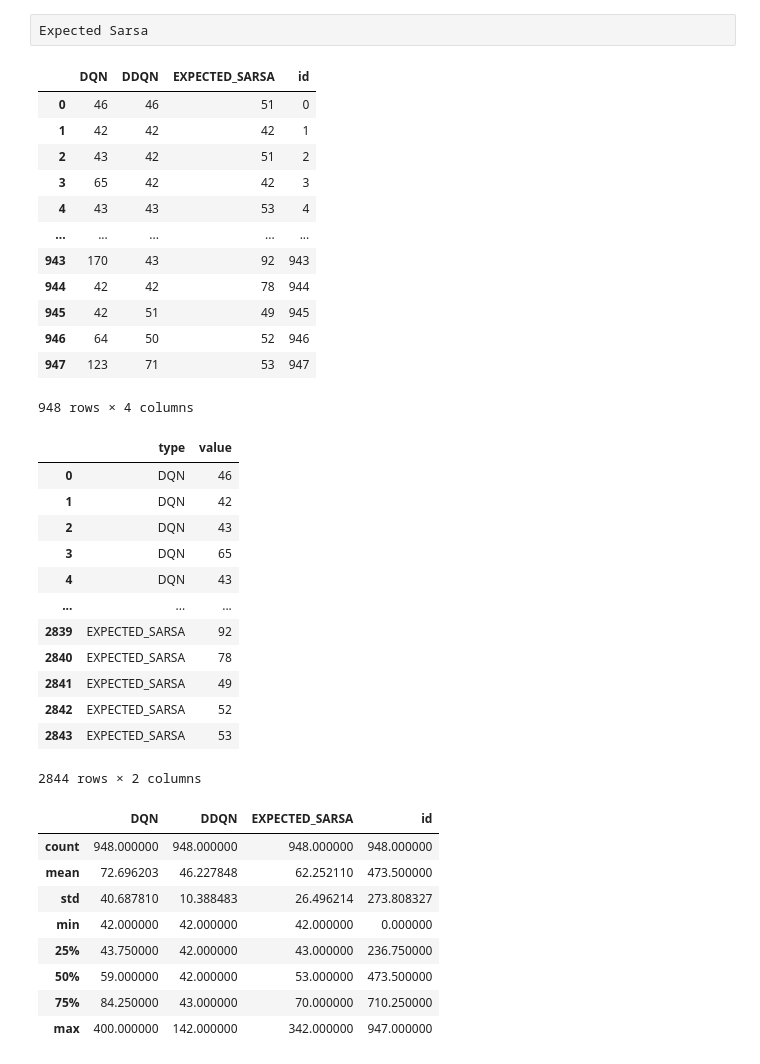
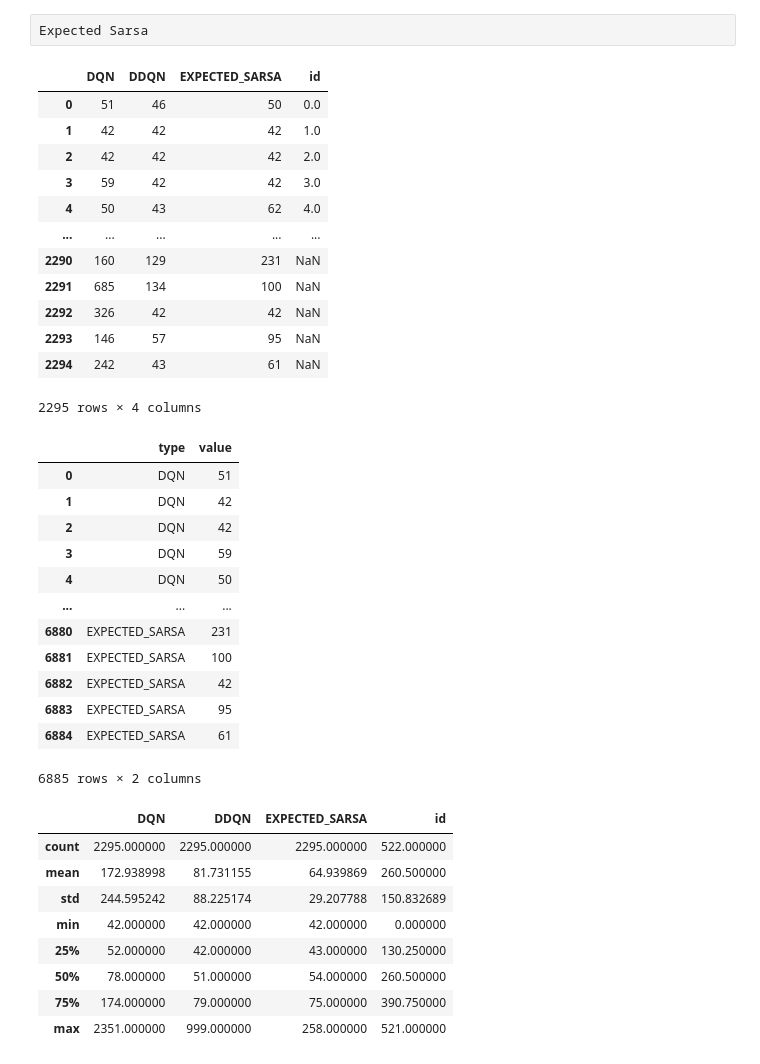
Before and after one commit to snehasri25/AI_Project_CS7IS2, a Jupyter notebook: statistics.ipynb, the cells around one changed output. Drawn from its saved outputs; the diff is of its cells as text; code cells hidden in the pictures.

```diff
--- a/statistics.ipynb
+++ b/statistics.ipynb
@@ -66,67 +66,67 @@ p_25 = dqn.calc_percentile(score_sarsa,25)
 p_25 = dqn.calc_percentile(score_sarsa,75)
 std = dqn.calc_standard_deviation(score_sarsa)
 # %%
-nrows = 948
+nrows = 2295
 lr1 = LogParser("./objects_dqn/scores_df.csv", nrows)
 lr2 = LogParser("./objects_ddqn/scores_df.csv", nrows)
 lr3 = LogParser("./objects_sarsa/scores_df.csv", nrows)
 # %%
 df = pd.DataFrame(
     np.vstack((lr1.score, lr2.score, lr3.score)).T,
     columns = ['DQN', 'DDQN', 'EXPECTED_SARSA']
 )
 df.head()
 #df.describe()
-x = [i for i in range(0,949)]
+x = [i for i in range(0,522)]
 df['id'] = pd.DataFrame({"id": x})
 # res = df.describe()
 # res1 = res.T
 # res1
 df
 #df.to_csv(r'C:\Users\SnehaSri\OneDrive\Documents\AI\AI_Project_CS7IS2\comparison_results.csv',index=False)
 # %% [output]
 |  | DQN | DDQN | EXPECTED_SARSA | id |
-| 0 | 46 | 46 | 51 | 0 |
-| 1 | 42 | 42 | 42 | 1 |
-| 2 | 43 | 42 | 51 | 2 |
-| 3 | 65 | 42 | 42 | 3 |
-| 4 | 43 | 43 | 53 | 4 |
+| 0 | 51 | 46 | 50 | 0.0 |
+| 1 | 42 | 42 | 42 | 1.0 |
+| 2 | 42 | 42 | 42 | 2.0 |
+| 3 | 59 | 42 | 42 | 3.0 |
+| 4 | 50 | 43 | 62 | 4.0 |
 | ... | ... | ... | ... | ... |
-| 943 | 170 | 43 | 92 | 943 |
-| 944 | 42 | 42 | 78 | 944 |
-| 945 | 42 | 51 | 49 | 945 |
-| 946 | 64 | 50 | 52 | 946 |
-| 947 | 123 | 71 | 53 | 947 |
+| 2290 | 160 | 129 | 231 | NaN |
+| 2291 | 685 | 134 | 100 | NaN |
+| 2292 | 326 | 42 | 42 | NaN |
+| 2293 | 146 | 57 | 95 | NaN |
+| 2294 | 242 | 43 | 61 | NaN |
-948 rows × 4 columns
+2295 rows × 4 columns
 # %%
 cr_melt = df.melt(var_name = 'type', value_vars = ['DQN', 'DDQN', 'EXPECTED_SARSA'])
 cr_melt
 # %% [output]
 |  | type | value |
-| 0 | DQN | 46 |
+| 0 | DQN | 51 |
 | 1 | DQN | 42 |
-| 2 | DQN | 43 |
-| 3 | DQN | 65 |
-| 4 | DQN | 43 |
+| 2 | DQN | 42 |
+| 3 | DQN | 59 |
+| 4 | DQN | 50 |
 | ... | ... | ... |
-| 2839 | EXPECTED_SARSA | 92 |
-| 2840 | EXPECTED_SARSA | 78 |
-| 2841 | EXPECTED_SARSA | 49 |
-| 2842 | EXPECTED_SARSA | 52 |
-| 2843 | EXPECTED_SARSA | 53 |
+| 6880 | EXPECTED_SARSA | 231 |
+| 6881 | EXPECTED_SARSA | 100 |
+| 6882 | EXPECTED_SARSA | 42 |
+| 6883 | EXPECTED_SARSA | 95 |
+| 6884 | EXPECTED_SARSA | 61 |
-2844 rows × 2 columns
+6885 rows × 2 columns
 # %%
 df.describe()
 # %% [output]
 |  | DQN | DDQN | EXPECTED_SARSA | id |
-| count | 948.000000 | 948.000000 | 948.000000 | 948.000000 |
-| mean | 72.696203 | 46.227848 | 62.252110 | 473.500000 |
-| std | 40.687810 | 10.388483 | 26.496214 | 273.808327 |
+| count | 2295.000000 | 2295.000000 | 2295.000000 | 522.000000 |
+| mean | 172.938998 | 81.731155 | 64.939869 | 260.500000 |
+| std | 244.595242 | 88.225174 | 29.207788 | 150.832689 |
 | min | 42.000000 | 42.000000 | 42.000000 | 0.000000 |
-| 25% | 43.750000 | 42.000000 | 43.000000 | 236.750000 |
-| 50% | 59.000000 | 42.000000 | 53.000000 | 473.500000 |
-| 75% | 84.250000 | 43.000000 | 70.000000 | 710.250000 |
-| max | 400.000000 | 142.000000 | 342.000000 | 947.000000 |
+| 25% | 52.000000 | 42.000000 | 43.000000 | 130.250000 |
+| 50% | 78.000000 | 51.000000 | 54.000000 | 260.500000 |
+| 75% | 174.000000 | 79.000000 | 75.000000 | 390.750000 |
+| max | 2351.000000 | 999.000000 | 258.000000 | 521.000000 |
 # %%
 alt.Chart(cr_melt).mark_boxplot(color = 'brown', ).encode(
     alt.X('type:N'),
```
Also changed, not shown: parts of 5 cells of this notebook.
